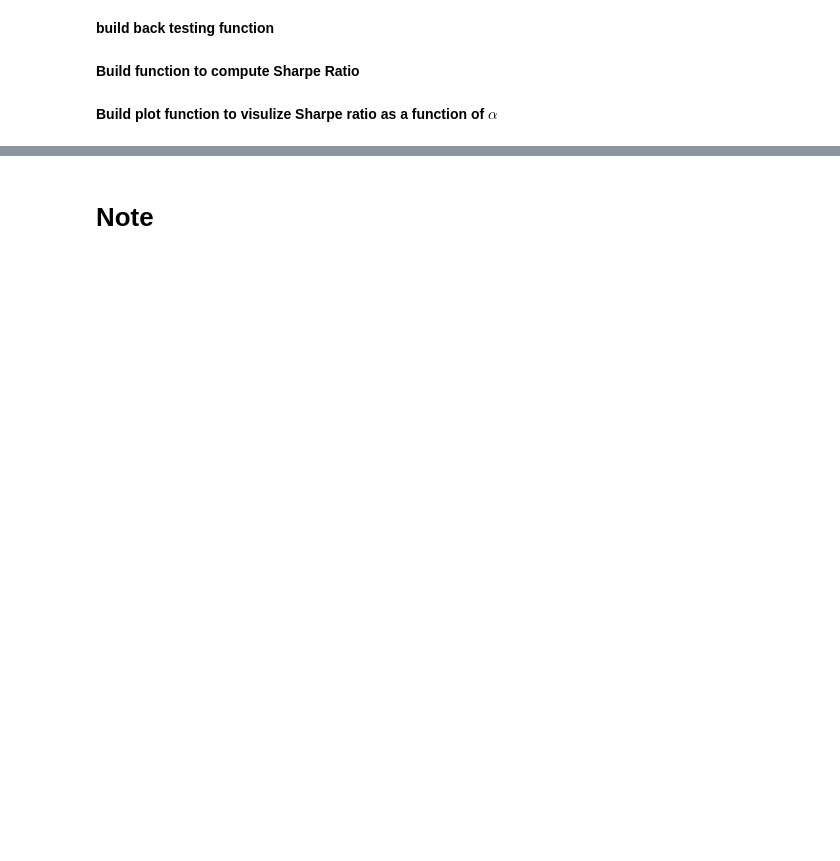
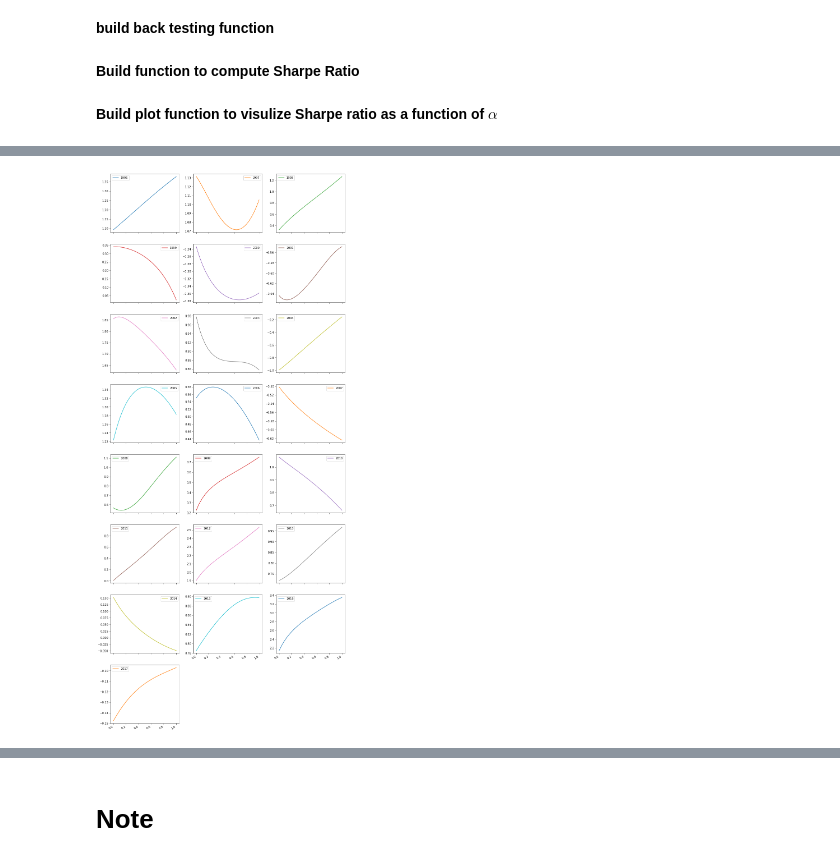
Before and after one commit to ChengLuFred/Portfolio-Selection-via-TBN, a Jupyter notebook: supplement/subject_exam.ipynb, the cells around one changed output, grey strips where cells are left out. Cells and saved outputs as stored; diff of their text form; code cells hidden in the pictures; blank space fills up the shorter version.

```diff
--- a/supplement/subject_exam.ipynb
+++ b/supplement/subject_exam.ipynb
@@ -376,0 +400,13 @@ sharpe_ratio_show(SR, file_name)
+# %%
+index = np.arange(0, 1.01, 0.01)
+SR_aggregate.index = index
+xtickers = [0, 0.2, 0.4, 0.6, 0.8, 1.0]
+title = 'Sharpe ratio SR($\\alpha$) on years from 1996 to 2017'
+fig = SR_aggregate.plot(subplots = True,
+                        use_index = True,
+                        xticks = xtickers,
+                        fontsize = 10,
+                        layout = (8,3),
+                        figsize = (15,40))
+# %% [output]
+[figure, added]
```
Also changed, not shown: parts of 17 cells of this notebook, 4 other files.
